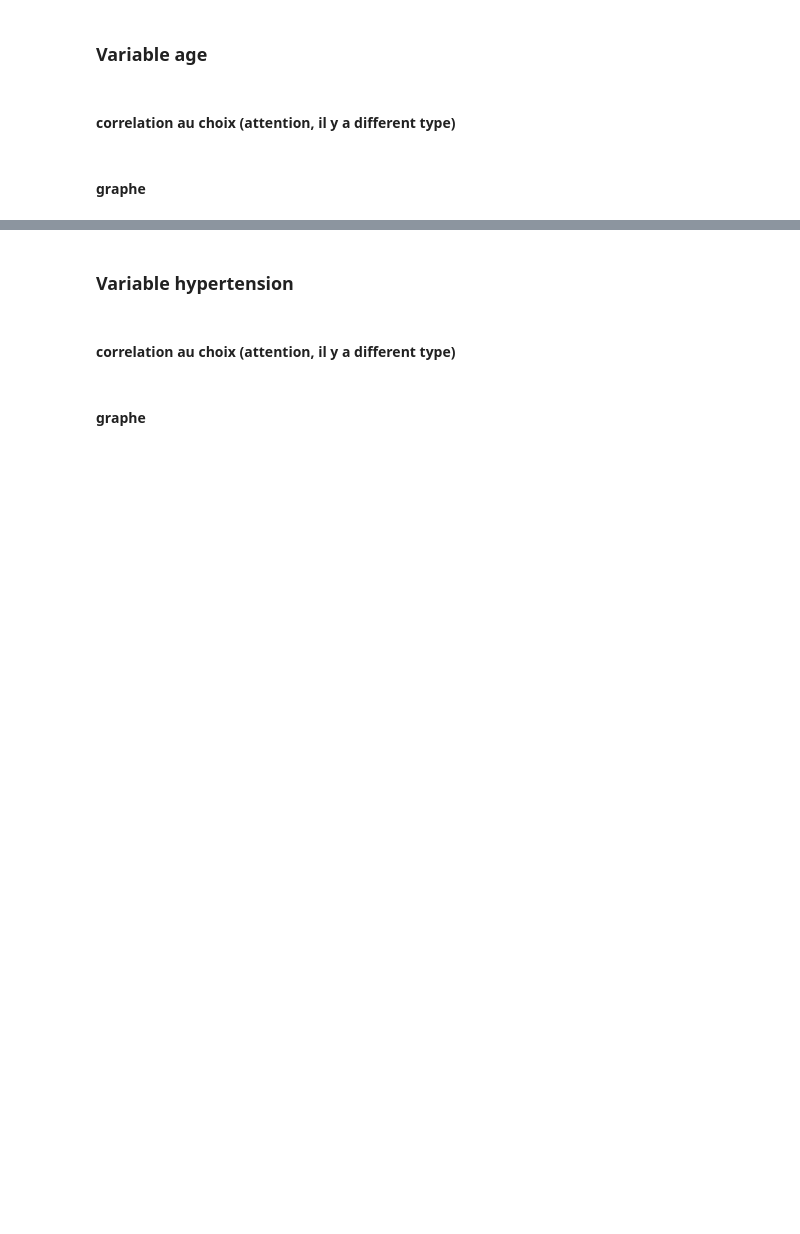
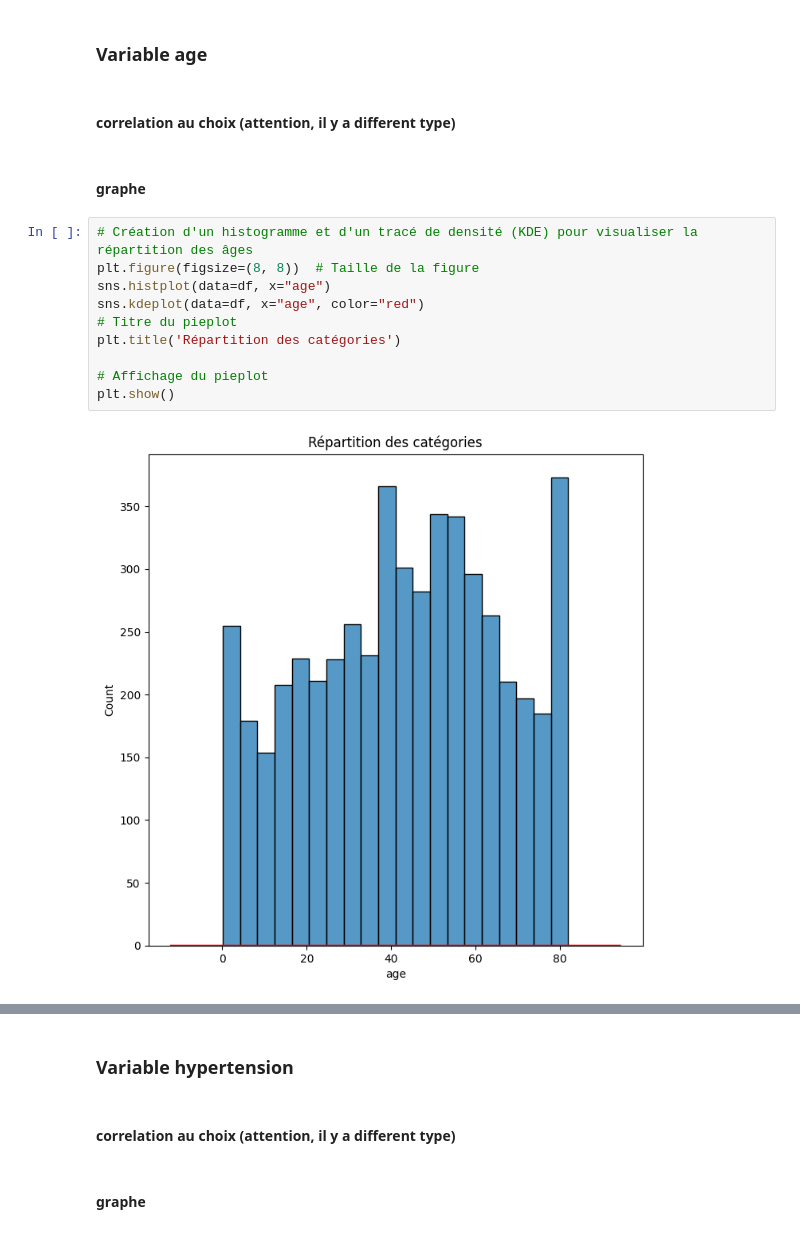
Before and after one commit to Antho-SJ/strocke-alert, a Jupyter notebook: Code/Modele.ipynb, the cells around one changed output, grey strips where cells are left out. Saved outputs shown, nothing was run; the diff lists cells and outputs as text; blank space fills up the shorter version.

```diff
--- a/Code/Modele.ipynb
+++ b/Code/Modele.ipynb
@@ -111,3 +102,15 @@ Il n'y a pas correlation
 #### correlation au choix (attention, il y a different type)
 # %% [markdown]
 #### graphe
+# %%
+# Création d'un histogramme et d'un tracé de densité (KDE) pour visualiser la répartition des âges
+plt.figure(figsize=(8, 8))  # Taille de la figure
+sns.histplot(data=df, x="age")
+sns.kdeplot(data=df, x="age", color="red")
+# Titre du pieplot
+plt.title('Répartition des catégories')
+
+# Affichage du pieplot
+plt.show()
+# %% [output]
+[figure, added]
```
Also changed, not shown: parts of 33 cells of this notebook, 1 other file.
